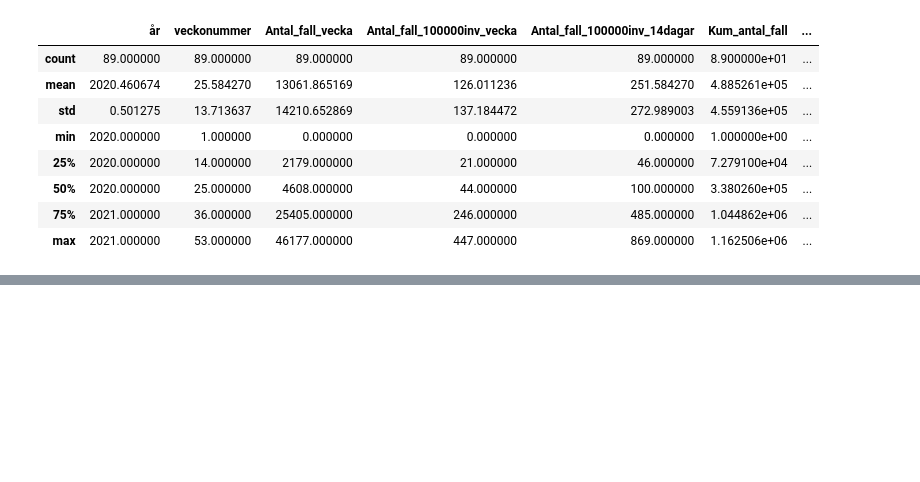
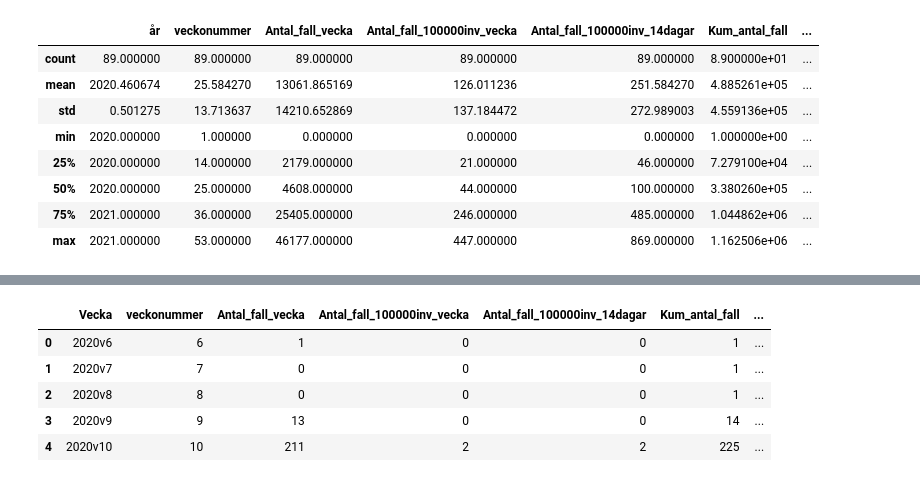
Before and after one commit to FHegardt/Databehandling_Fredrik_Hegardt, a Jupyter notebook: Labb1/Uppgift1_covid_data.ipynb, the cells around one changed output, grey strips where cells are left out. Drawn from its saved outputs; the diff is of its cells as text; code cells hidden in the pictures; blank space fills up the shorter version.

```diff
--- a/Labb1/Uppgift1_covid_data.ipynb
+++ b/Labb1/Uppgift1_covid_data.ipynb
@@ -44,7 +44,8 @@ smittodata_v_r['år'] = smittodata_v_r['år'].apply(str)
 smittodata_v_r['veckonummer'] = smittodata_v_r['veckonummer'].apply(str)
 smittodata_v_r["år"] = smittodata_v_r["år"]+"v"+smittodata_v_r["veckonummer"]
 #smittodata_veckodata_riket.rename()
-smittodata_v_r.rename(index = ["år" : "Vecka"])
+clean_s_d_v_r = smittodata_v_r.rename({"år" : "Vecka"}, axis= "columns")
 #smittodata_veckodata_riket.drop("veckonummer")
-smittodata_v_r
+#smittodata_v_r
+clean_s_d_v_r.head()
 # %% [output]
@@ -51,0 +52,6 @@ SyntaxError: invalid syntax (Temp/ipykernel_9956/2518471450.py, line 5)
+|  | Vecka | veckonummer | Antal_fall_vecka | Antal_fall_100000inv_vecka | Antal_fall_100000inv_14dagar | Kum_antal_fall | ... |
+| 0 | 2020v6 | 6 | 1 | 0 | 0 | 1 | ... |
+| 1 | 2020v7 | 7 | 0 | 0 | 0 | 1 | ... |
+| 2 | 2020v8 | 8 | 0 | 0 | 0 | 1 | ... |
+| 3 | 2020v9 | 9 | 13 | 0 | 0 | 14 | ... |
+| 4 | 2020v10 | 10 | 211 | 2 | 2 | 225 | ... |
```
Also changed, not shown: parts of 2 cells of this notebook.
